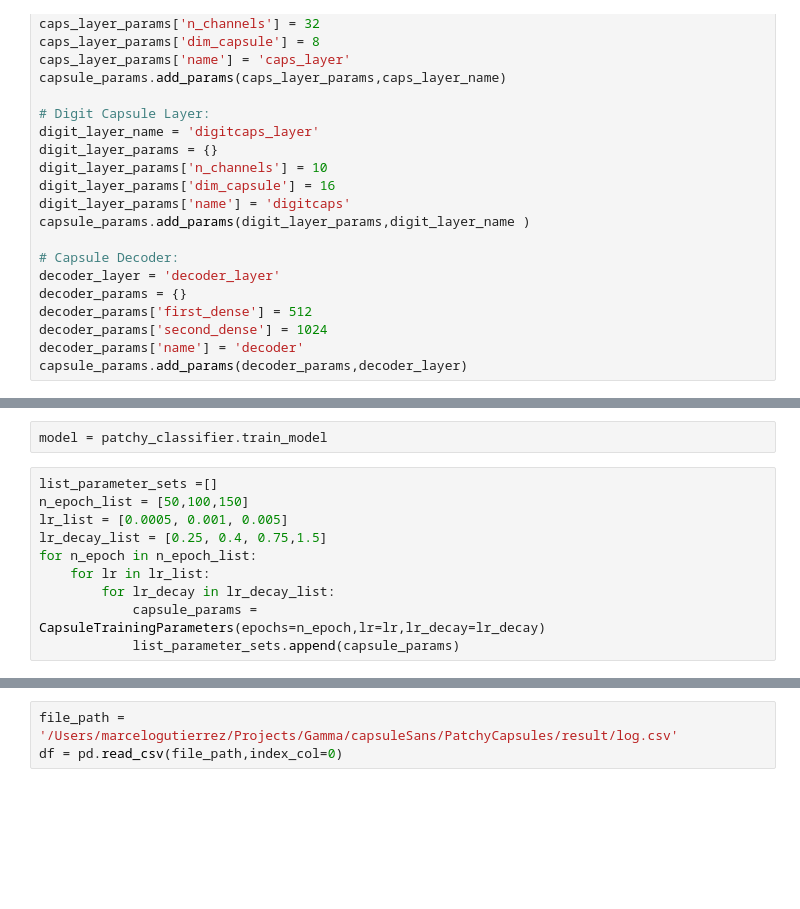
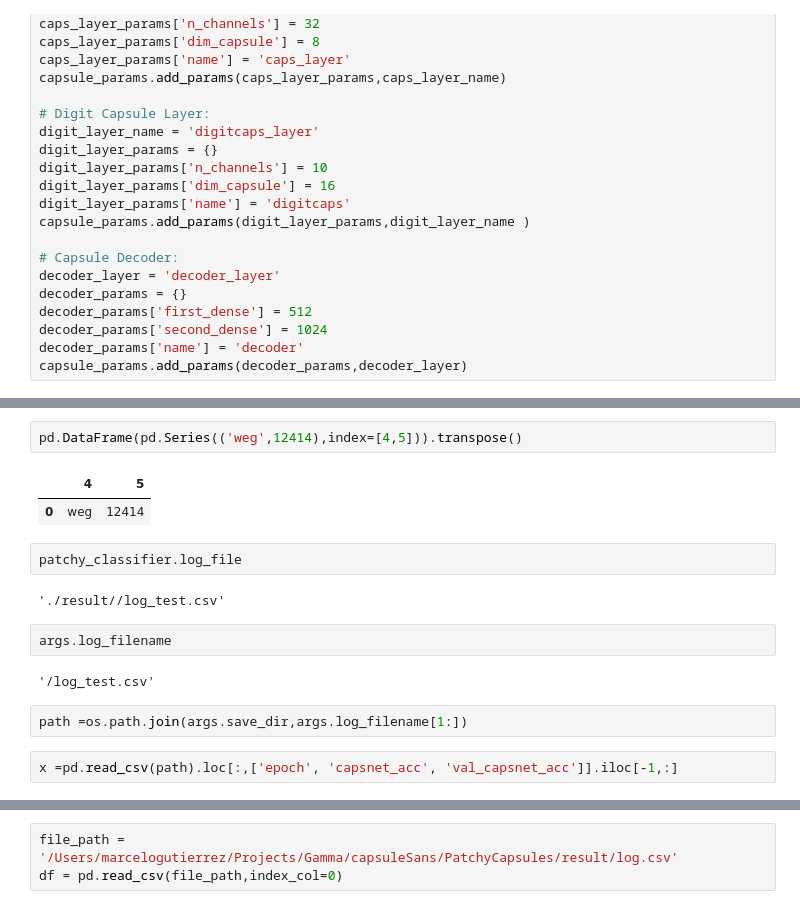
Before and after one commit to jdc08161063/PatchyCapsules, a Jupyter notebook: PatchyCapsulesNotebook.ipynb, the cells around one changed output, grey strips where cells are left out. Cells and saved outputs as stored; diff of their text form; blank space fills up the shorter version.

```diff
--- a/PatchyCapsulesNotebook.ipynb
+++ b/PatchyCapsulesNotebook.ipynb
@@ -140,12 +216,17 @@ Trained model saved to './result/trained_model.h5'
-# %%
-model = patchy_classifier.train_model
-# %%
-list_parameter_sets =[]
-n_epoch_list = [50,100,150]
-lr_list = [0.0005, 0.001, 0.005]
-lr_decay_list = [0.25, 0.4, 0.75,1.5]
-for n_epoch in n_epoch_list:
-    for lr in lr_list:
-        for lr_decay in lr_decay_list:
-            capsule_params = CapsuleTrainingParameters(epochs=n_epoch,lr=lr,lr_decay=lr_decay)
-            list_parameter_sets.append(capsule_params)
+# %%
+pd.DataFrame(pd.Series(('weg',12414),index=[4,5])).transpose()
+# %% [output]
+|  | 4 | 5 |
+| 0 | weg | 12414 |
+# %%
+patchy_classifier.log_file
+# %% [output]
+'./result//log_test.csv'
+# %%
+args.log_filename
+# %% [output]
+'/log_test.csv'
+# %%
+path =os.path.join(args.save_dir,args.log_filename[1:])
+# %%
+x =pd.read_csv(path).loc[:,['epoch', 'capsnet_acc', 'val_capsnet_acc']].iloc[-1,:]
```
Also changed, not shown: parts of 9 cells of this notebook, 11 other files.
